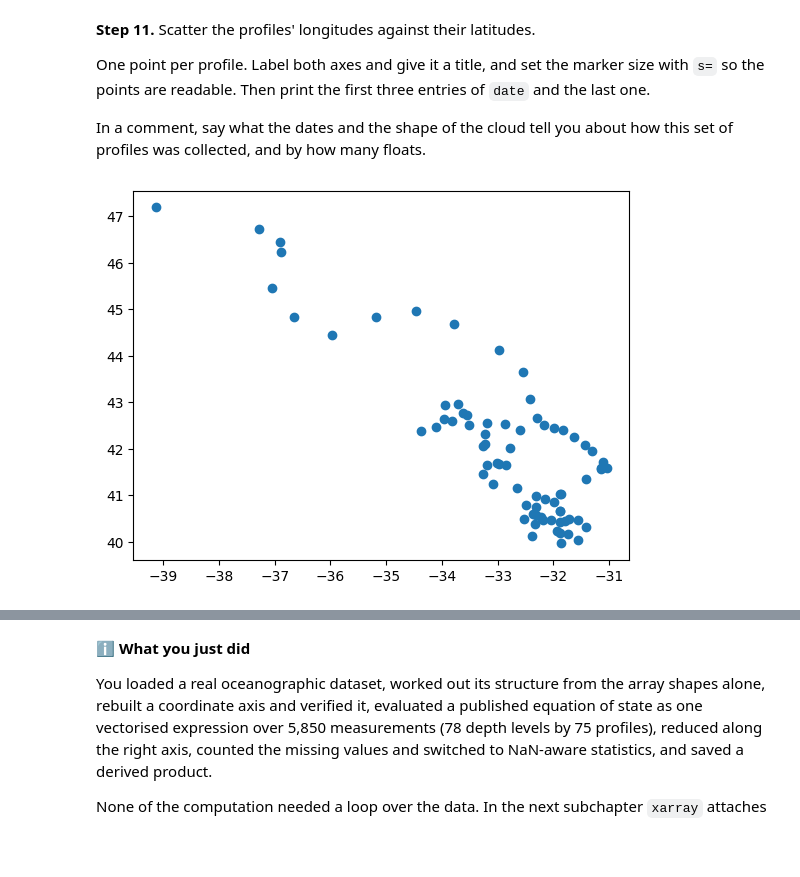
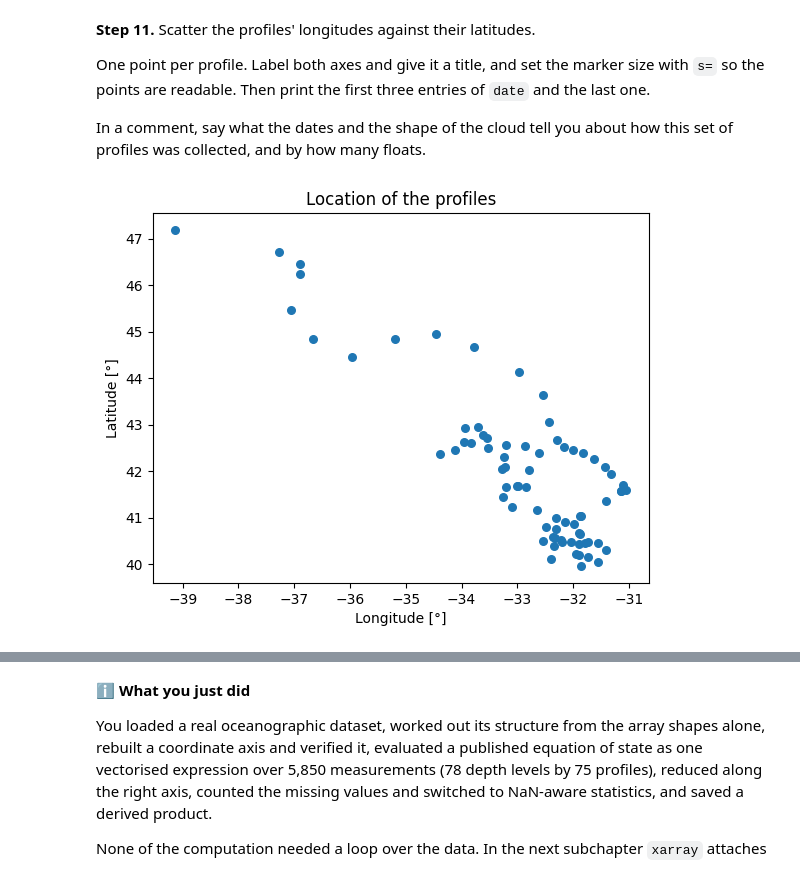
Before and after one commit to mat381/2026_Intro_Python, a Jupyter notebook: exo_1.3-numpy-environmental-exercises.ipynb, the cells around one changed output, grey strips where cells are left out. Cells and saved outputs as stored; diff of their text form; code cells hidden in the pictures; blank space fills up the shorter version.

```diff
--- a/exo_1.3-numpy-environmental-exercises.ipynb
+++ b/exo_1.3-numpy-environmental-exercises.ipynb
@@ -475,10 +475,16 @@ profiles was collected, and by how many floats.
 # %%
 # Your solution here
 # Hint:l pt.scatter(lon, lat)
 # Hint: lon and lat have one entry per profile, not per level
 # Hint: look at the spacing between consecutive dates
 plt.figure()
-plt.scatter(lon, lat)
+plt.scatter(lon, lat,s=30)
+plt.xlabel("Longitude [°]")
+plt.ylabel("Latitude [°]")
+plt.title("Location of the profiles")
 plt.show()
+print(date[0,])
+print(date[74,])
+#it tells us that the sensor derived in time. At first, making a lot of distance, and now he's moving slowly in time between profiles, and stay in the same area
 # %% [output]
-[figure, old version]
+[figure, new version]
```
Also changed, not shown: parts of 2 cells of this notebook.
